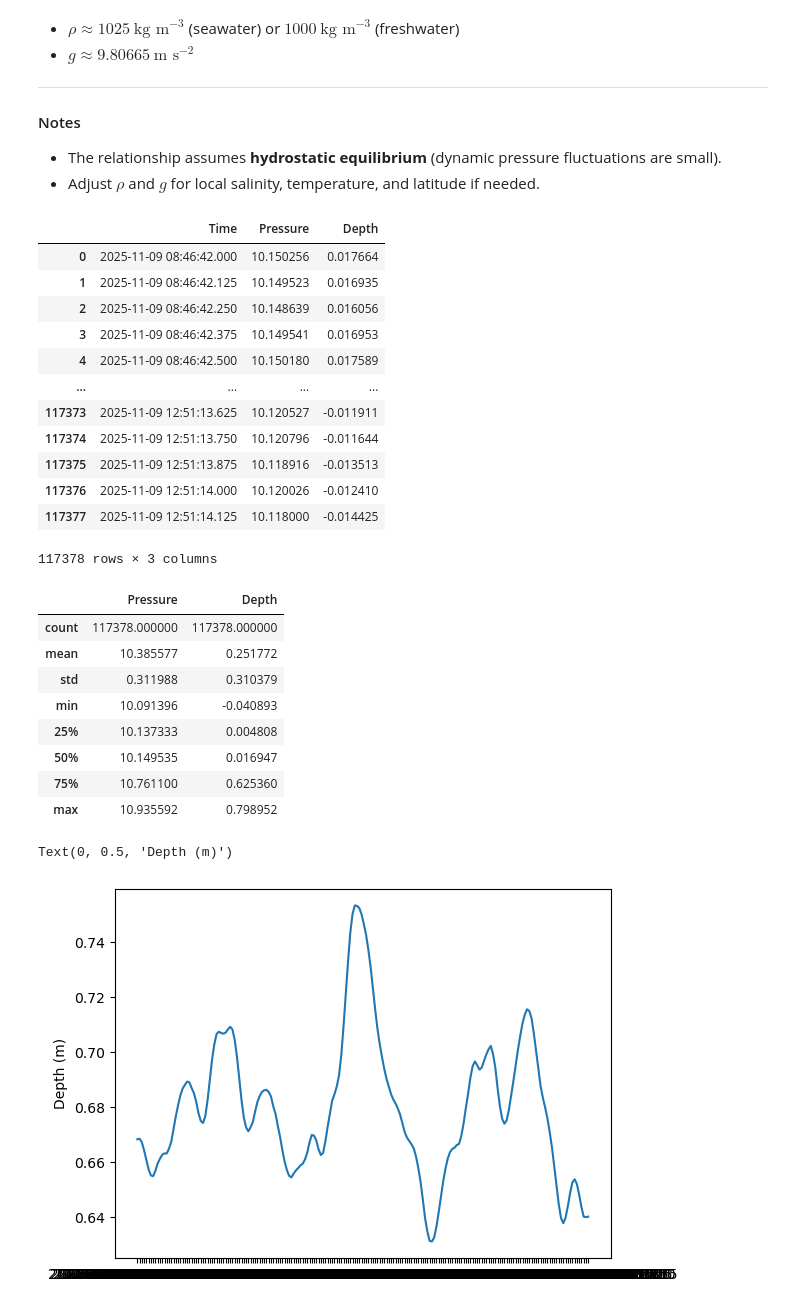
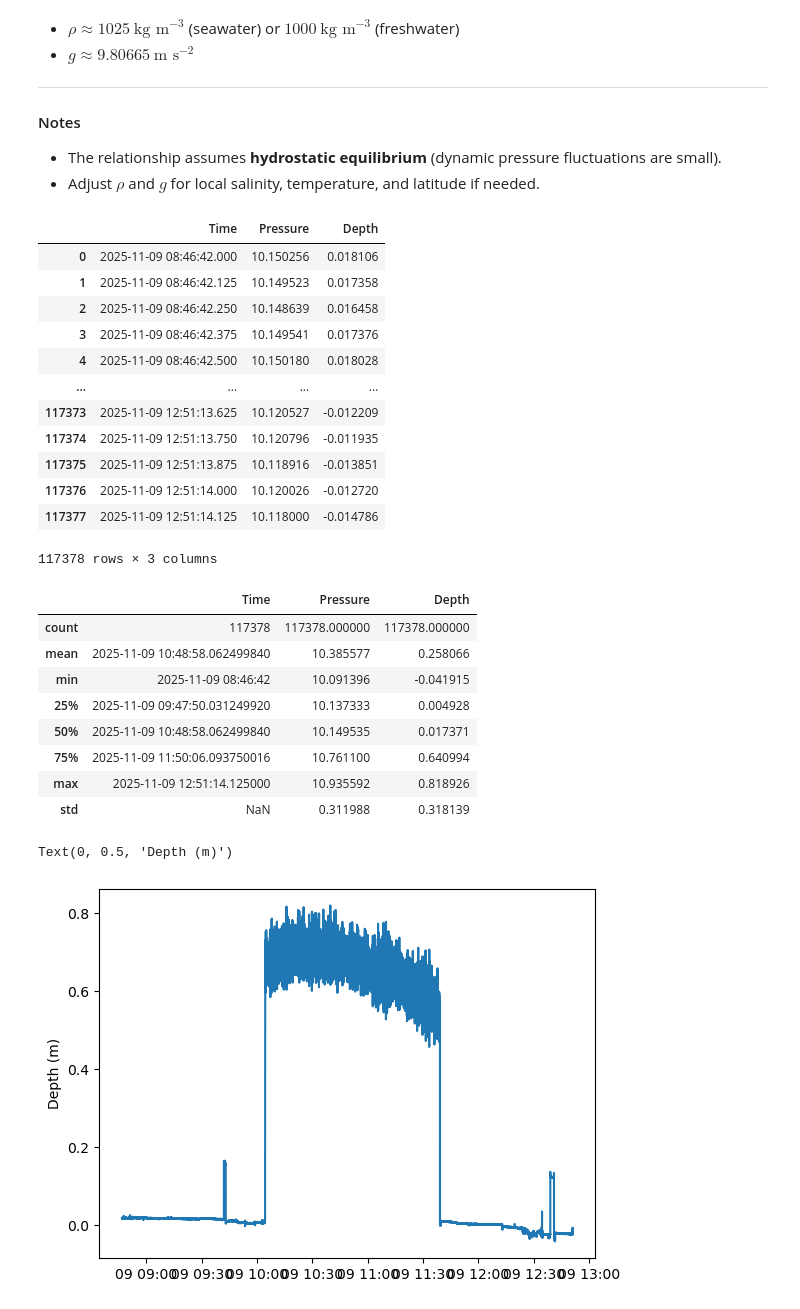
Before and after one commit to csherwood-usgs/FA_science, a Jupyter notebook: first_plot.ipynb, the cells around one changed output. Drawn from its saved outputs; the diff is of its cells as text; code cells hidden in the pictures.

Commit message:
first plot

```diff
--- a/first_plot.ipynb
+++ b/first_plot.ipynb
@@ -7,17 +7,21 @@ import pandas as pd
 import numpy as np
 import matplotlib.pyplot as plt
 # %%
-# which folder are the datafiles in?
-data_dir = 'C:/crs/proj/FA_science/'
+fpath = "C:/crs/proj/FA_science/202769_20251109_1251-YELLOW_data.txt"
 
-# the files are zipped, so we have to unzip them first, then we can load them into a Pandas "dataframe"
+df = pd.read_csv(fpath, parse_dates=['Time'])
 
-# specify the filename
-fname = '202769_20251109_1251-YELLOW_data.txt'
+# Define  time bounds (strings or datetime objects)
+start_time = "2025-11-09 12:39:00"
+end_time   = "2025-11-09 12:41:00"
 
-# use the Pandas read_csv function to load the dataframe
-df = pd.read_csv( data_dir + fname )
+# Trim the dataset
 
-# display a quick view of the data
-df
+df_clip = df.loc[start_time:end_time]
+
+# Save to CSV
+save_dir = 'C:/crs/proj/FA_science/bucket/'
+df_clip.to_csv(save_dir+'yellow_bucket.csv')
+
+print(df_clip.head())
 # %% [output]
@@ -118,40 +112,40 @@ Atmospheric pressure is about 10 decibars.
 # Our value of atmospheric pressure is ?
 p_atmos = 10.1325 # decibars - replace with value from our notes
 g = 9.80665 # gravitational acceleration (m s^-2)
-rhow = 1025 # density of seawater (kg m^3) - replace with our measured value
+rhow = 1000 # density of feshwater for bucket test (kg m^3) - replace with our measured value
 
 df['Depth'] = ( df['Pressure'] - p_atmos )*1e4 / (rhow*g)
 df
 # %% [output]
 |  | Time | Pressure | Depth |
-| 0 | 2025-11-09 08:46:42.000 | 10.150256 | 0.017664 |
-| 1 | 2025-11-09 08:46:42.125 | 10.149523 | 0.016935 |
-| 2 | 2025-11-09 08:46:42.250 | 10.148639 | 0.016056 |
-| 3 | 2025-11-09 08:46:42.375 | 10.149541 | 0.016953 |
-| 4 | 2025-11-09 08:46:42.500 | 10.150180 | 0.017589 |
+| 0 | 2025-11-09 08:46:42.000 | 10.150256 | 0.018106 |
+| 1 | 2025-11-09 08:46:42.125 | 10.149523 | 0.017358 |
+| 2 | 2025-11-09 08:46:42.250 | 10.148639 | 0.016458 |
+| 3 | 2025-11-09 08:46:42.375 | 10.149541 | 0.017376 |
+| 4 | 2025-11-09 08:46:42.500 | 10.150180 | 0.018028 |
 | ... | ... | ... | ... |
-| 117373 | 2025-11-09 12:51:13.625 | 10.120527 | -0.011911 |
-| 117374 | 2025-11-09 12:51:13.750 | 10.120796 | -0.011644 |
-| 117375 | 2025-11-09 12:51:13.875 | 10.118916 | -0.013513 |
-| 117376 | 2025-11-09 12:51:14.000 | 10.120026 | -0.012410 |
-| 117377 | 2025-11-09 12:51:14.125 | 10.118000 | -0.014425 |
+| 117373 | 2025-11-09 12:51:13.625 | 10.120527 | -0.012209 |
+| 117374 | 2025-11-09 12:51:13.750 | 10.120796 | -0.011935 |
+| 117375 | 2025-11-09 12:51:13.875 | 10.118916 | -0.013851 |
+| 117376 | 2025-11-09 12:51:14.000 | 10.120026 | -0.012720 |
+| 117377 | 2025-11-09 12:51:14.125 | 10.118000 | -0.014786 |
 117378 rows × 3 columns
 # %%
 df.describe()
 # %% [output]
-|  | Pressure | Depth |
-| count | 117378.000000 | 117378.000000 |
-| mean | 10.385577 | 0.251772 |
-| std | 0.311988 | 0.310379 |
-| min | 10.091396 | -0.040893 |
-| 25% | 10.137333 | 0.004808 |
-| 50% | 10.149535 | 0.016947 |
-| 75% | 10.761100 | 0.625360 |
-| max | 10.935592 | 0.798952 |
+|  | Time | Pressure | Depth |
+| count | 117378 | 117378.000000 | 117378.000000 |
+| mean | 2025-11-09 10:48:58.062499840 | 10.385577 | 0.258066 |
+| min | 2025-11-09 08:46:42 | 10.091396 | -0.041915 |
+| 25% | 2025-11-09 09:47:50.031249920 | 10.137333 | 0.004928 |
+| 50% | 2025-11-09 10:48:58.062499840 | 10.149535 | 0.017371 |
+| 75% | 2025-11-09 11:50:06.093750016 | 10.761100 | 0.640994 |
+| max | 2025-11-09 12:51:14.125000 | 10.935592 | 0.818926 |
+| std | NaN | 0.311988 | 0.318139 |
 # %%
 # make a quick plot of that data (we have to pick a subset, or it takes forever to plot)
-plt.plot( df['Time'][55000:55200], df['Depth'][55000:55200] )
+plt.plot( df['Time'], df['Depth'])
 plt.ylabel( 'Depth (m)' )
 # %% [output]
 Text(0, 0.5, 'Depth (m)')
-[figure, old version]
+[figure, new version]
```
Also changed, not shown: parts of 1 cell of this notebook.
